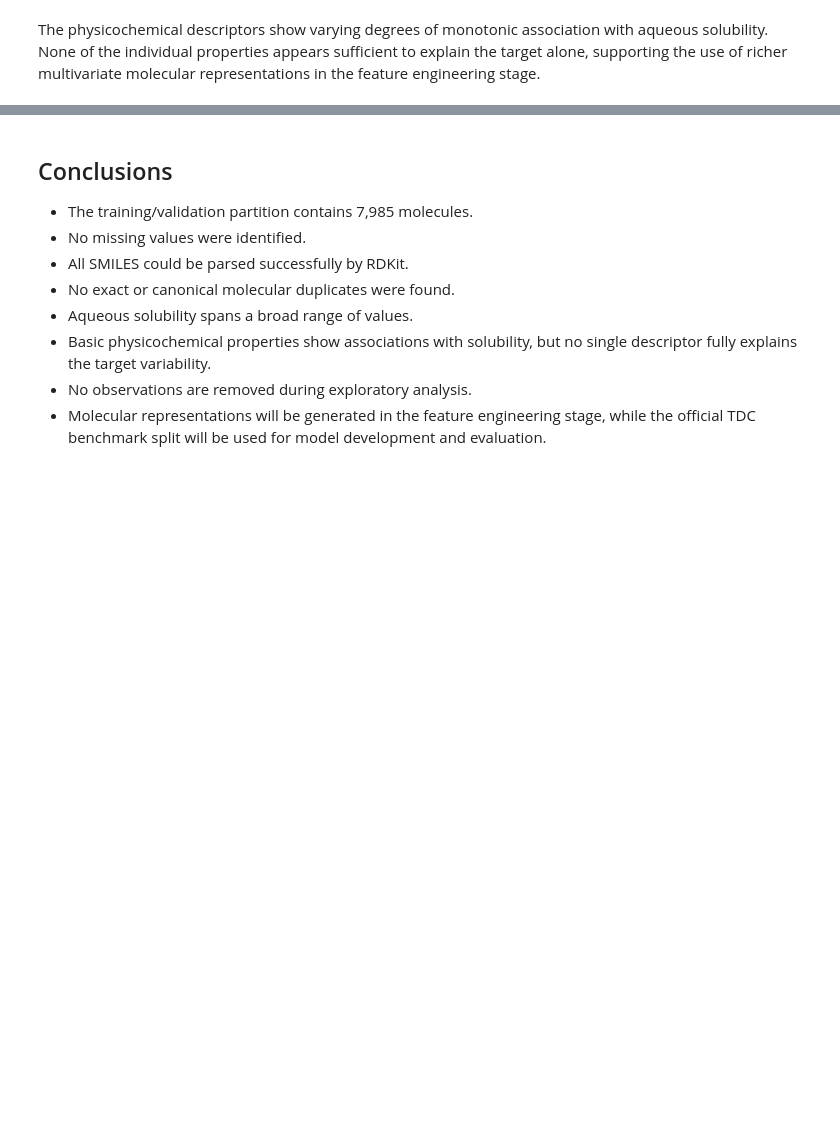
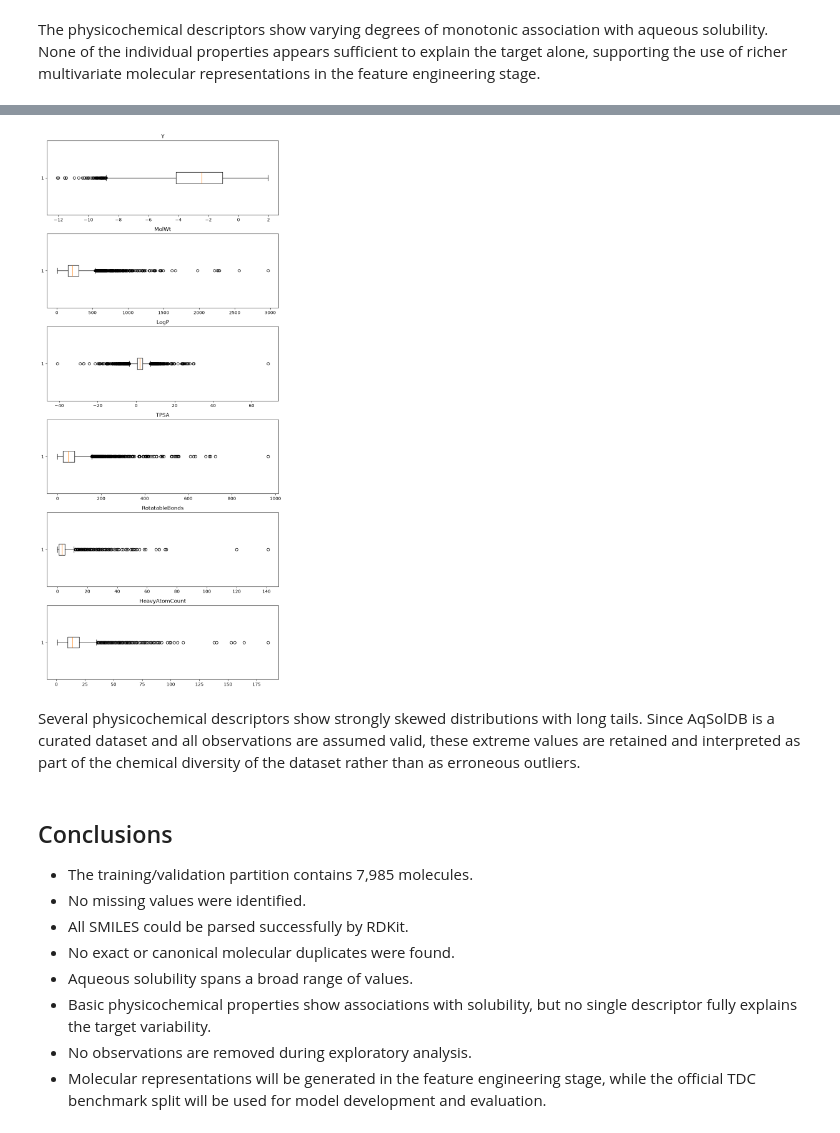
Before and after one commit to alexcorbero/admet-ml, a Jupyter notebook: notebooks/02_data_exploration.ipynb, the cells around one changed output, grey strips where cells are left out. Saved outputs shown, nothing was run; the diff lists cells and outputs as text; code cells hidden in the pictures; blank space fills up the shorter version.

Commit message:
feat: added skew and boxplot representation for some descriptors

```diff
--- a/notebooks/02_data_exploration.ipynb
+++ b/notebooks/02_data_exploration.ipynb
@@ -292,3 +308,29 @@ The physicochemical descriptors show varying degrees of monotonic association wi
+# %%
+continuous_cols = [
+    "Y",
+    "MolWt",
+    "LogP",
+    "TPSA",
+    "RotatableBonds",
+    "HeavyAtomCount",
+]
+
+fig, axes = plt.subplots(
+    nrows=len(continuous_cols),
+    ncols=1,
+    figsize=(8, 3 * len(continuous_cols)),
+)
+
+for ax, col in zip(axes, continuous_cols):
+    ax.boxplot(eda_df[col].dropna(), vert=False)
+    ax.set_title(col)
+
+plt.tight_layout()
+plt.show()
+# %% [output]
+[figure, added]
+# %% [markdown]
+Several physicochemical descriptors show strongly skewed distributions with long tails. Since AqSolDB is a curated dataset and all observations are assumed valid, these extreme values are retained and interpreted as part of the chemical diversity of the dataset rather than as erroneous outliers.
 # %% [markdown]
 ## Conclusions
 
```
Also changed, not shown: parts of 2 cells of this notebook.
